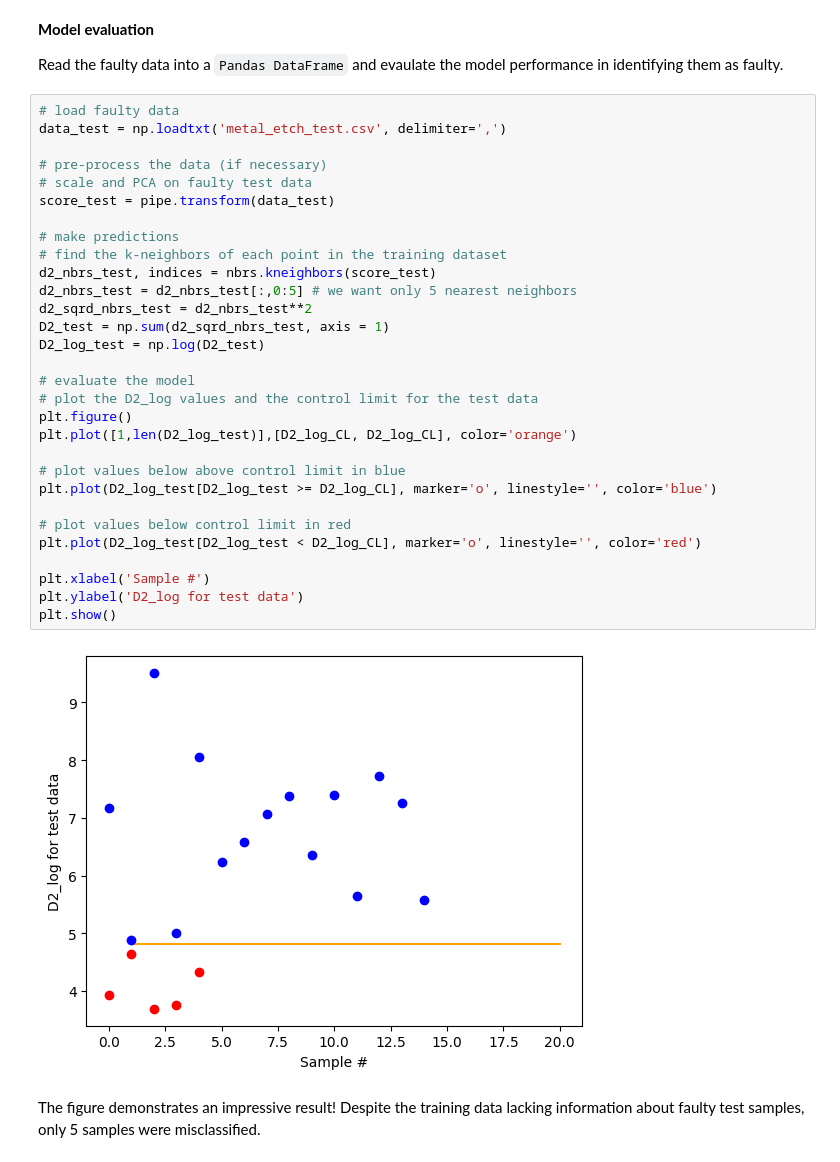
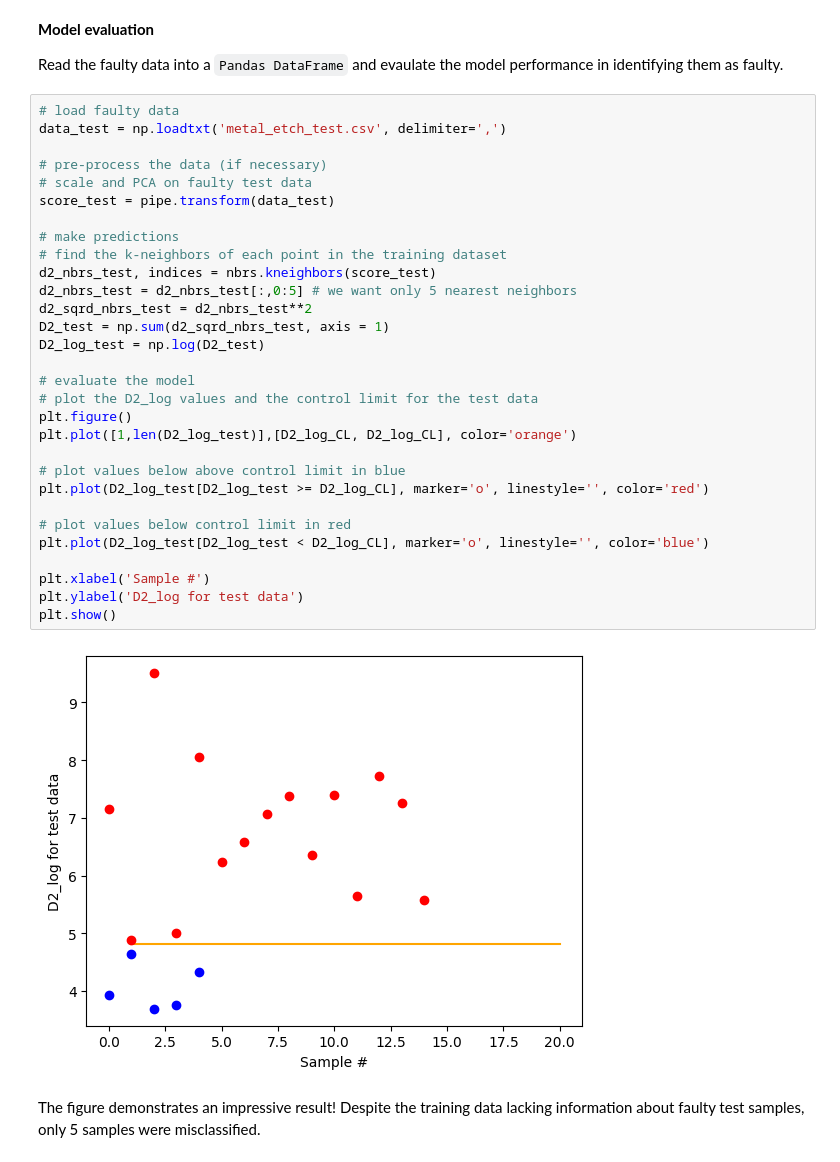
Before and after one commit to SamerHany/CHES307-Applications-of-Machine-Learning-in-Chemical-Engineering, a Jupyter notebook: Week 03 - Supervised Learning (1)/Tutorial 3 - Supervised Learning.ipynb, the cells around one changed output. Drawn from its saved outputs; the diff is of its cells as text.

```diff
--- a/Week 03 - Supervised Learning (1)/Tutorial 3 - Supervised Learning.ipynb
+++ b/Week 03 - Supervised Learning (1)/Tutorial 3 - Supervised Learning.ipynb
@@ -995,34 +1037,34 @@ Read the faulty data into a `Pandas DataFrame` and evaulate the model performanc
 # %%
 # load faulty data
 data_test = np.loadtxt('metal_etch_test.csv', delimiter=',')
 
 # pre-process the data (if necessary)
 # scale and PCA on faulty test data
 score_test = pipe.transform(data_test)
 
 # make predictions
 # find the k-neighbors of each point in the training dataset
 d2_nbrs_test, indices = nbrs.kneighbors(score_test)
 d2_nbrs_test = d2_nbrs_test[:,0:5] # we want only 5 nearest neighbors
 d2_sqrd_nbrs_test = d2_nbrs_test**2
 D2_test = np.sum(d2_sqrd_nbrs_test, axis = 1)
 D2_log_test = np.log(D2_test)
 
 # evaluate the model
 # plot the D2_log values and the control limit for the test data
 plt.figure()
 plt.plot([1,len(D2_log_test)],[D2_log_CL, D2_log_CL], color='orange')
 
 # plot values below above control limit in blue
-plt.plot(D2_log_test[D2_log_test >= D2_log_CL], marker='o', linestyle='', color='blue')
+plt.plot(D2_log_test[D2_log_test >= D2_log_CL], marker='o', linestyle='', color='red')
 
 # plot values below control limit in red
-plt.plot(D2_log_test[D2_log_test < D2_log_CL], marker='o', linestyle='', color='red')
+plt.plot(D2_log_test[D2_log_test < D2_log_CL], marker='o', linestyle='', color='blue')
 
 plt.xlabel('Sample #')
 plt.ylabel('D2_log for test data')
 plt.show()
 # %% [output]
-[figure, old version]
+[figure, new version]
 # %% [markdown]
 The figure demonstrates an impressive result! Despite the training data lacking information about faulty test samples, only 5 samples were misclassified.
```
Also changed, not shown: parts of 32 cells of this notebook, 36 other files.
